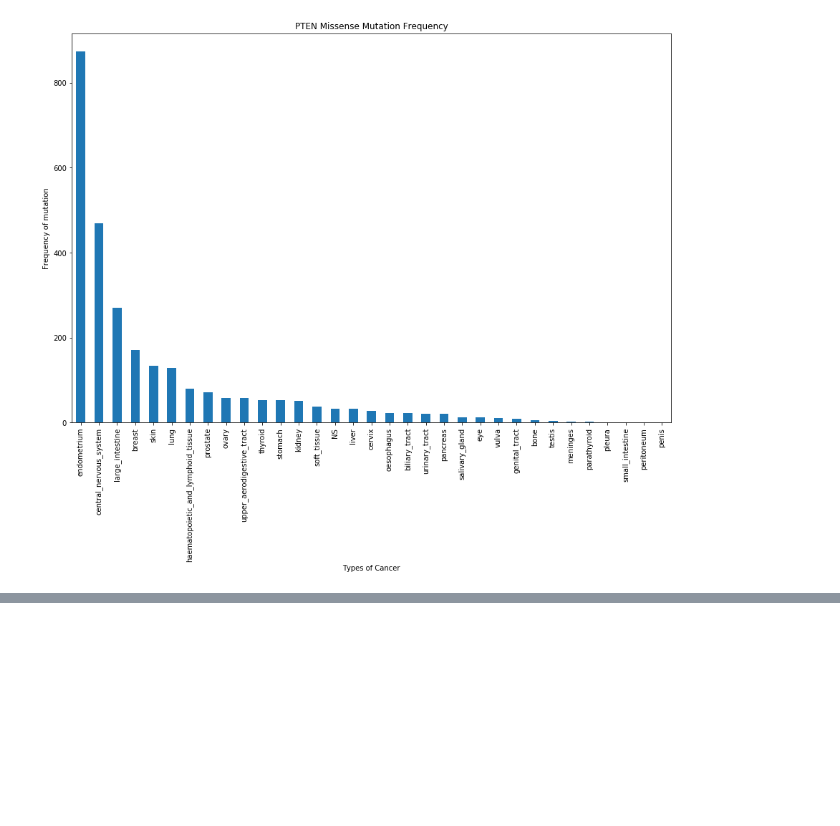
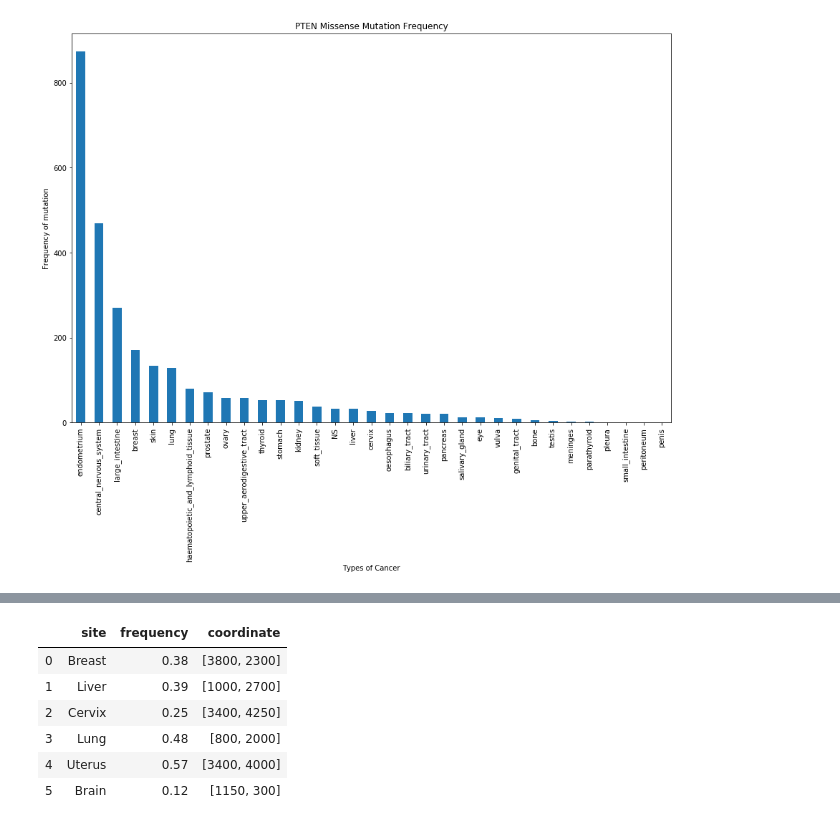
Before and after one commit to simonchuth/mutation_frequency, a Jupyter notebook: demo.ipynb, the cells around one changed output, grey strips where cells are left out. Drawn from its saved outputs; the diff is of its cells as text; code cells hidden in the pictures; blank space fills up the shorter version.

```diff
--- a/demo.ipynb
+++ b/demo.ipynb
@@ -39,0 +54,12 @@ plt.savefig('pten_cancer_frequency.jpg')
+# %%
+plot_site = Plot_site()
+df = plot_site.map_site(df)
+df
+# %% [output]
+|  | site | frequency | coordinate |
+| 0 | Breast | 0.38 | [3800, 2300] |
+| 1 | Liver | 0.39 | [1000, 2700] |
+| 2 | Cervix | 0.25 | [3400, 4250] |
+| 3 | Lung | 0.48 | [800, 2000] |
+| 4 | Uterus | 0.57 | [3400, 4000] |
+| 5 | Brain | 0.12 | [1150, 300] |
```
Also changed, not shown: parts of 3 cells of this notebook, 1 other file.
